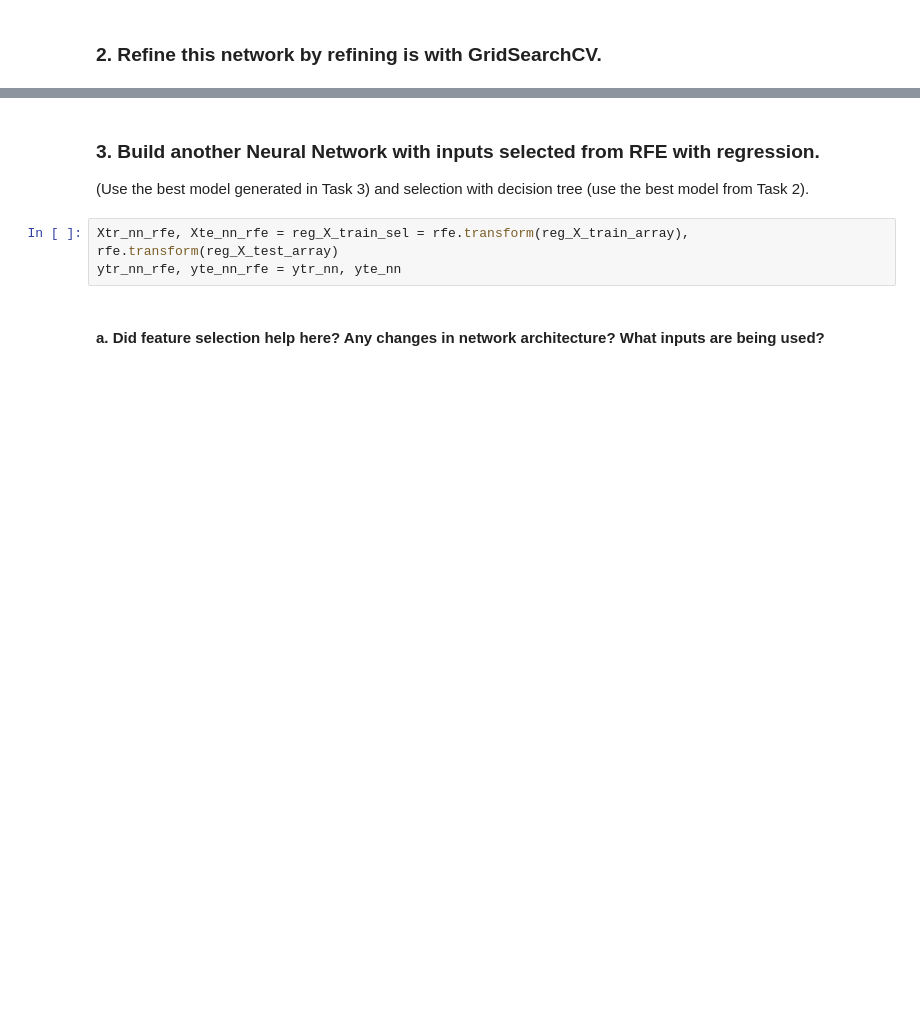
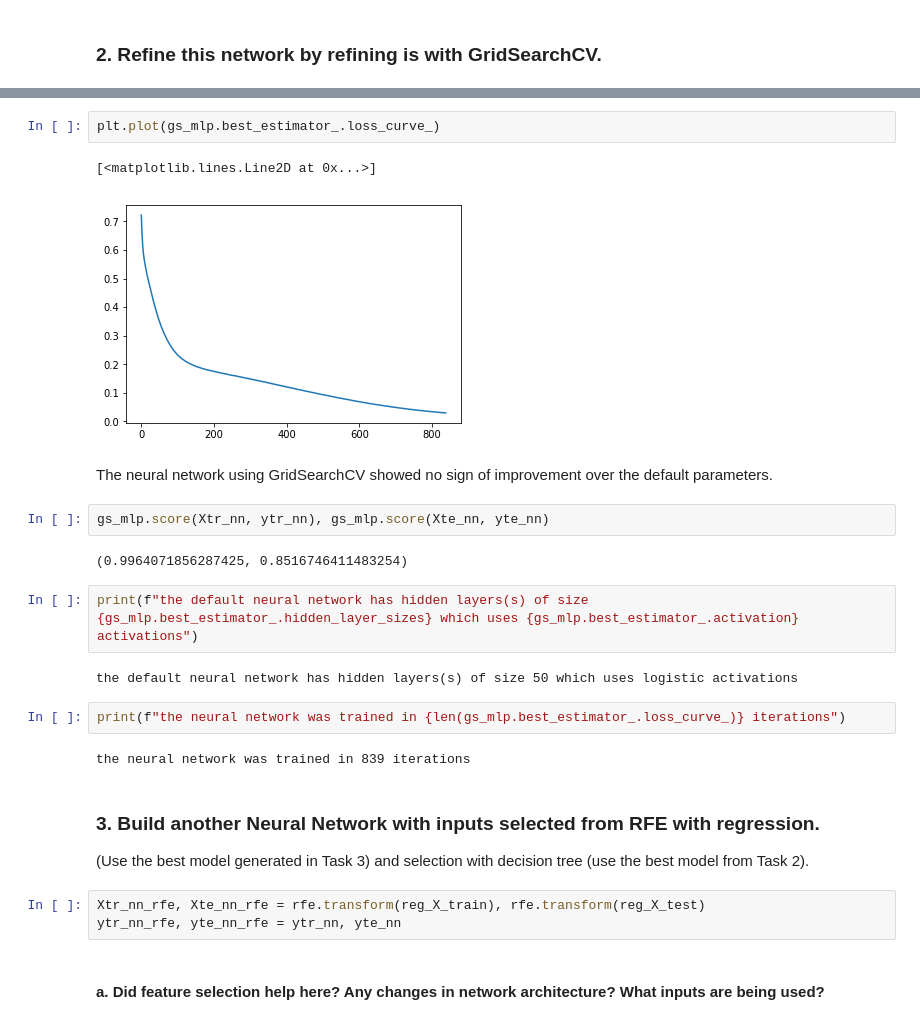
Before and after one commit to ChristopherAyling/CAB330_A1, a Jupyter notebook: CAB330 Case Study 1.ipynb, the cells around one changed output, grey strips where cells are left out. Drawn from its saved outputs; the diff is of its cells as text; blank space fills up the shorter version.

```diff
--- a/CAB330 Case Study 1.ipynb
+++ b/CAB330 Case Study 1.ipynb
@@ -731,9 +936,28 @@ display(
+# %%
+plt.plot(gs_mlp.best_estimator_.loss_curve_)
+# %% [output]
+[<matplotlib.lines.Line2D at 0x...>]
+[figure, added]
+# %% [markdown]
+The neural network using GridSearchCV showed no sign of improvement over the default parameters.
+# %%
+gs_mlp.score(Xtr_nn, ytr_nn), gs_mlp.score(Xte_nn, yte_nn)
+# %% [output]
+(0.9964071856287425, 0.8516746411483254)
+# %%
+print(f"the default neural network has hidden layers(s) of size {gs_mlp.best_estimator_.hidden_layer_sizes} which uses {gs_mlp.best_estimator_.activation} activations")
+# %% [output]
+the default neural network has hidden layers(s) of size 50 which uses logistic activations
+# %%
+print(f"the neural network was trained in {len(gs_mlp.best_estimator_.loss_curve_)} iterations")
+# %% [output]
+the neural network was trained in 839 iterations
 # %% [markdown]
 ### 3. Build  another Neural Network with inputs selected from RFE with regression.
 
 (Use the best model generated in Task 3) and selection with decision tree (use the best model from Task 2).
 # %%
-Xtr_nn_rfe, Xte_nn_rfe = reg_X_train_sel = rfe.transform(reg_X_train_array), rfe.transform(reg_X_test_array)
+Xtr_nn_rfe, Xte_nn_rfe = rfe.transform(reg_X_train), rfe.transform(reg_X_test)
 ytr_nn_rfe, yte_nn_rfe = ytr_nn, yte_nn
 # %% [markdown]
 #### a. Did feature selection help here? Any changes in network architecture? What inputs are being used?
```
Also changed, not shown: parts of 54 cells of this notebook.
